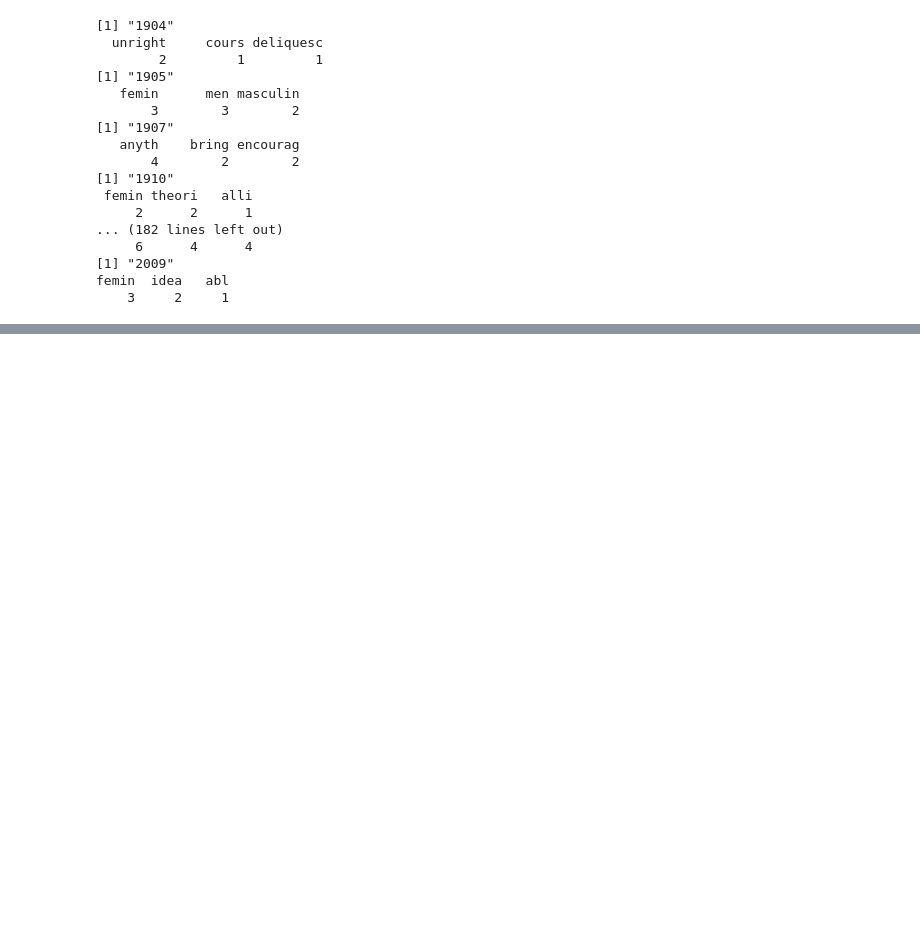
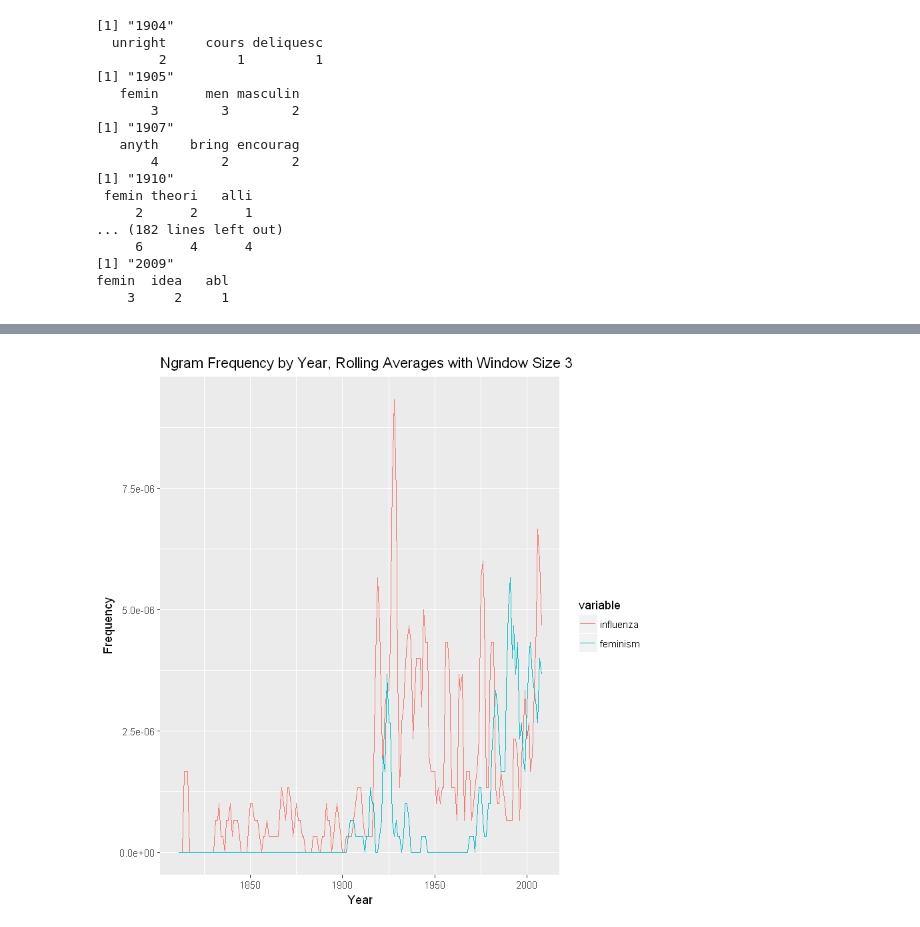
Before and after one commit to cchen23/SOC596, a Jupyter notebook: final_problem/final_problem_solution_R.ipynb, the cells around one changed output, grey strips where cells are left out. Cells and saved outputs as stored; diff of their text form; code cells hidden in the pictures; blank space fills up the shorter version.

```diff
--- a/final_problem/final_problem_solution_R.ipynb
+++ b/final_problem/final_problem_solution_R.ipynb
@@ -594,0 +684,18 @@ femin  idea   abl
+# %%
+freqs_data_rolling <-
+  data.frame(
+    influenza = rsum.influenza,
+    feminism = rsum.feminism,
+    year = years.rolling
+  );
+freqs_data_long <- melt(freqs_data_rolling, id="year")  # convert to long format
+ggplot(subset(freqs_data_long, variable %in% c("influenza", "feminism")),
+       aes(x=year,
+           y=value,
+           color=variable))+
+  geom_line()+
+  ggtitle('Ngram Frequency by Year, Rolling Averages with Window Size 3')+
+  xlab('Year')+
+  ylab('Frequency')
+# %% [output]
+[figure, added]
```
Also changed, not shown: parts of 10 cells of this notebook, 3 other files.
